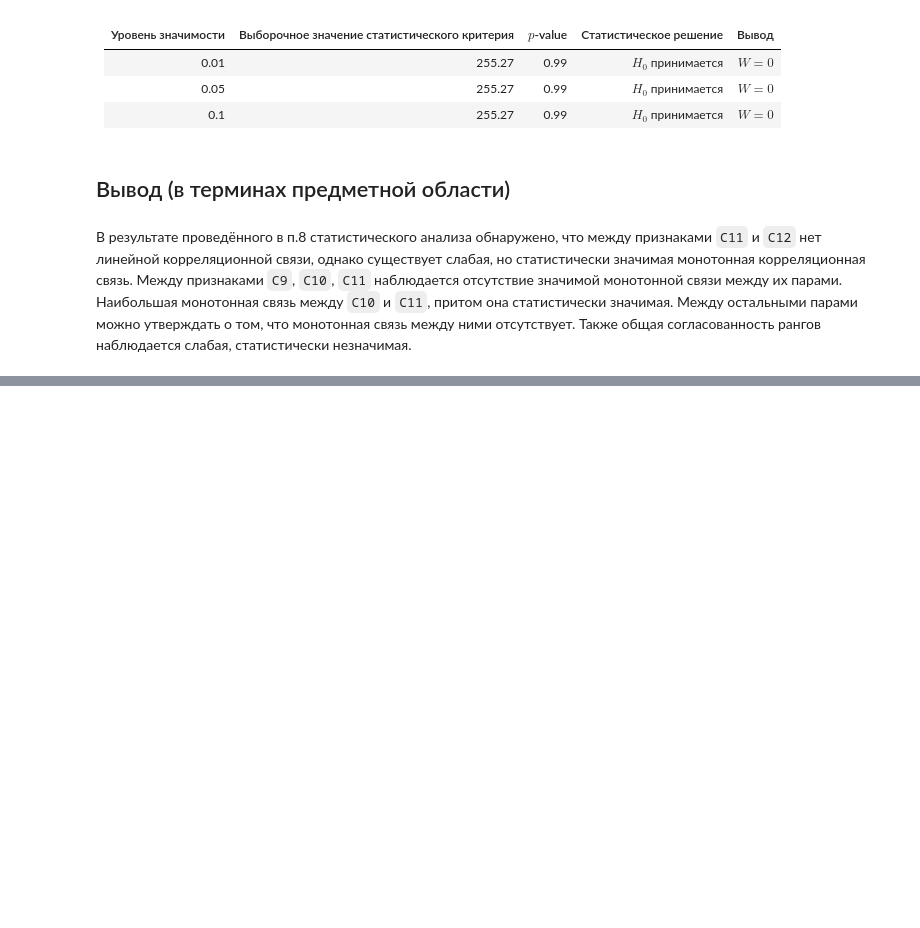
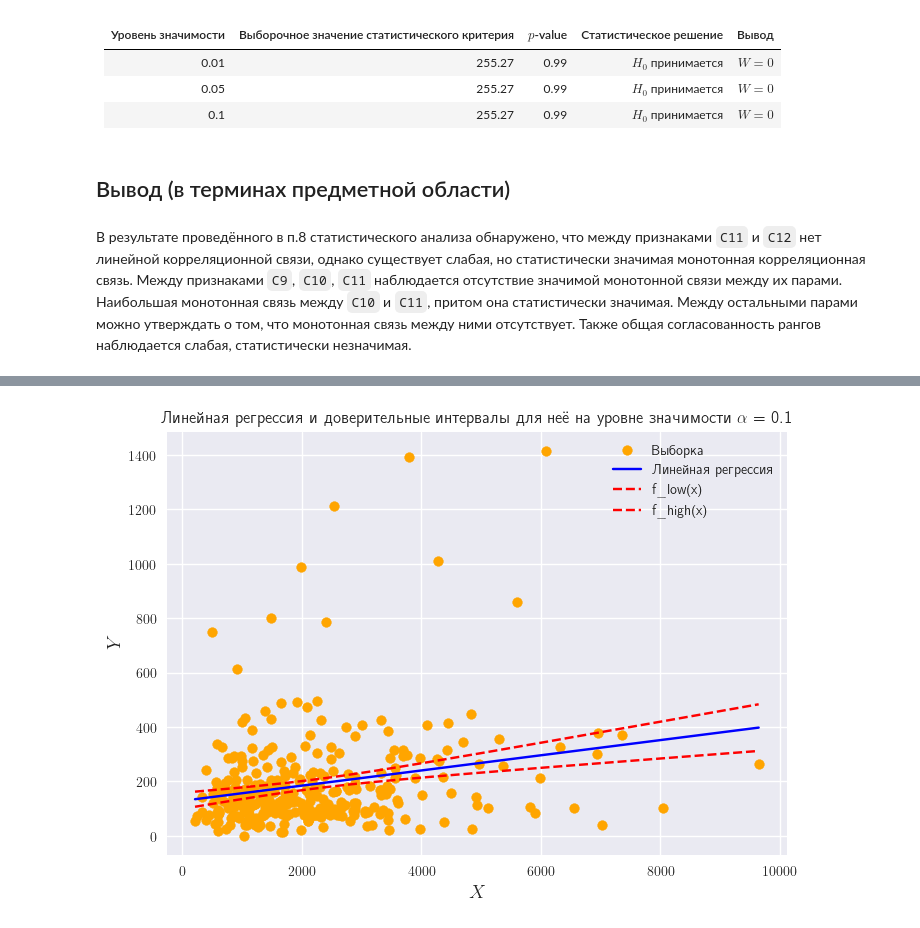
Before and after one commit to retrobannerS/mephi_stats, a Jupyter notebook: bdz/var_7_2/notebook.ipynb, the cells around one changed output, grey strips where cells are left out. Drawn from its saved outputs; the diff is of its cells as text; code cells hidden in the pictures; blank space fills up the shorter version.

```diff
--- a/bdz/var_7_2/notebook.ipynb
+++ b/bdz/var_7_2/notebook.ipynb
@@ -2575,0 +2668,2 @@ $p =$ 0.99
+# %%
+k = 2
@@ -2575,0 +2701,3 @@ $p =$ 0.99
+# %%
+def f(x):
+    return intercept + slope * x
@@ -2575,0 +2848,2 @@ $p =$ 0.99
+# %%
+alpha = 0.1
@@ -2575,0 +2858,15 @@ $p =$ 0.99
+# %%
+table = pd.DataFrame(
+    np.column_stack(
+        [
+            X,
+            Y,
+            f(X),
+            X.apply(f_intervals).apply(lambda x: x[0]),
+            X.apply(f_intervals).apply(lambda x: x[1]),
+        ]
+    ),
+    columns=["x", "y", "f(x)", "f_low(x)", "f_high(x)"],
+)
+table.sort_values("x", inplace=True)
+table
@@ -2575,0 +2887,25 @@ $p =$ 0.99
+# %%
+plt.scatter(X, Y, label="Выборка", color="orange")
+plt.plot(
+    table["x"],
+    table["f(x)"],
+    label="Линейная регрессия",
+    color="blue",
+)
+
+plt.plot(
+    table["x"], table["f_low(x)"], label=r"f_{low}(x)", color="red", linestyle="--"
+)
+plt.plot(
+    table["x"], table["f_high(x)"], label=r"f_{high}(x)", color="red", linestyle="--"
+)
+
+plt.legend()
+plt.xlabel("$X$", fontsize=14)
+plt.ylabel("$Y$", fontsize=14)
+plt.title(
+    r"Линейная регрессия и доверительные интервалы для неё на уровне значимости $\alpha$ = 0.1"
+)
+plt.show()
+# %% [output]
+[figure, added]
```
Also changed, not shown: parts of 204 cells of this notebook, 1 other file.
